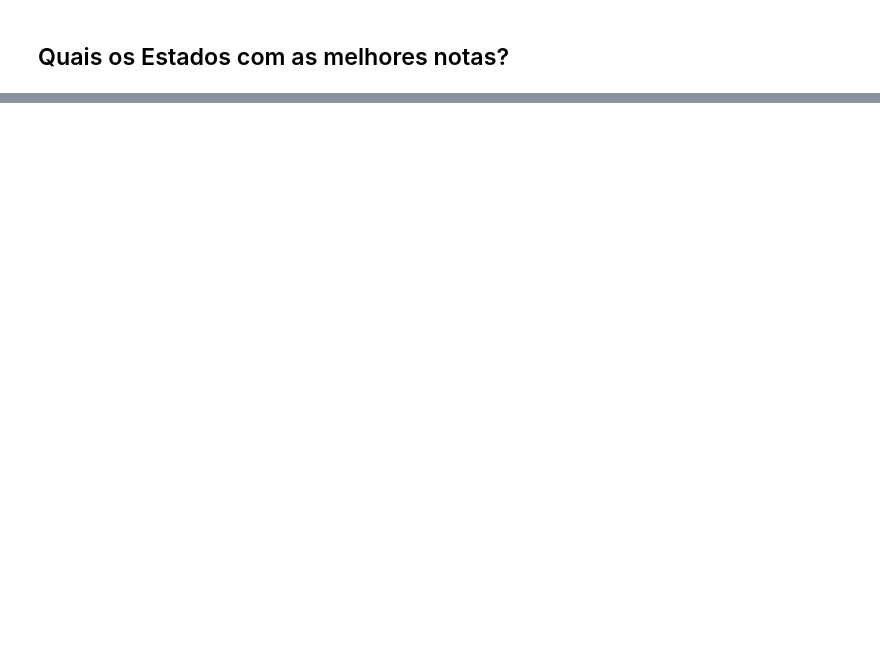
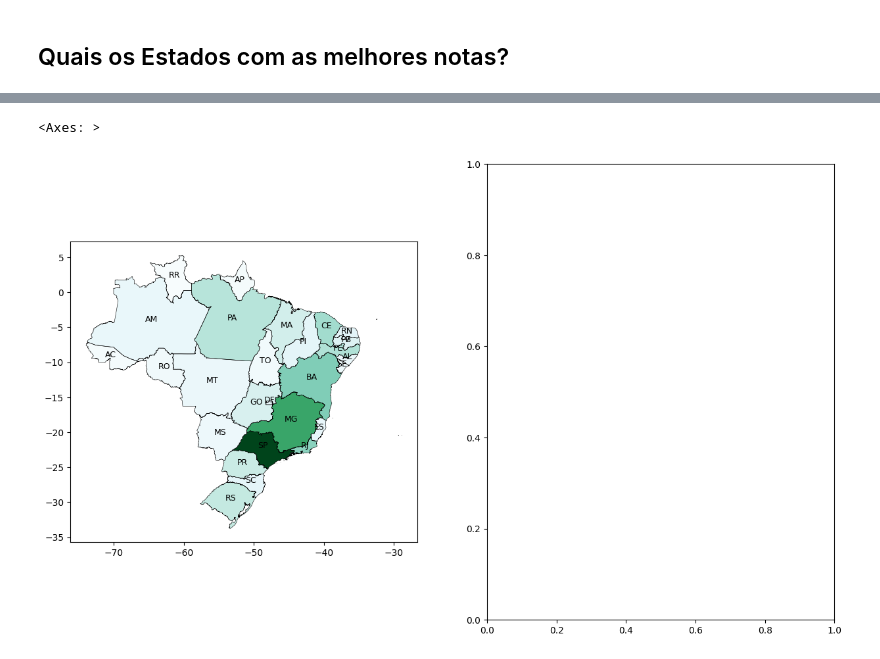
Before and after one commit to LiamFer/ENEM-Analysis, a Jupyter notebook: main_analysis.ipynb, the cells around one changed output, grey strips where cells are left out. Cells and saved outputs as stored; diff of their text form; code cells hidden in the pictures; blank space fills up the shorter version.

Commit message:
Criando o Heatmap geográfico

```diff
--- a/main_analysis.ipynb
+++ b/main_analysis.ipynb
@@ -235,0 +215,9 @@ plt.gca().spines['left'].set_color("gray")
+# %%
+# Conseguindo os dados de cada estado
+brazil_grades = pd.DataFrame(enem.groupby('Estado')['Nota Total'].sum()).reset_index()
+# %%
+# Criando o mapa do Brasil com geobr e descartes
+brazil = geobr.read_country(year=2020)
+# %%
+# Conseguindo os valores geográficos de cada estado para relacionar com os valores obtidos dos microdados
+brazil_grades = brazil.merge(brazil_grades[["Nota Total","Estado"]],left_on="abbrev_state",right_on="Estado").drop("Estado",axis=1)
@@ -235,0 +227,8 @@ plt.gca().spines['left'].set_color("gray")
+# %%
+fig, axs = plt.subplots(1,2, figsize=(15,9))
+brazil_grades.apply(lambda x: axs[0].annotate(text=x['abbrev_state'], xy=x.geometry.centroid.coords[0], ha='center', fontsize=9),axis=1);
+brazil_grades.boundary.plot(ax=axs[0], color='Black', linewidth=.4)
+brazil_grades.plot(column="Nota Total",ax=axs[0], cmap='BuGn')
+# %% [output]
+<Axes: >
+[figure, added]
```
Also changed, not shown: parts of 7 cells of this notebook.
